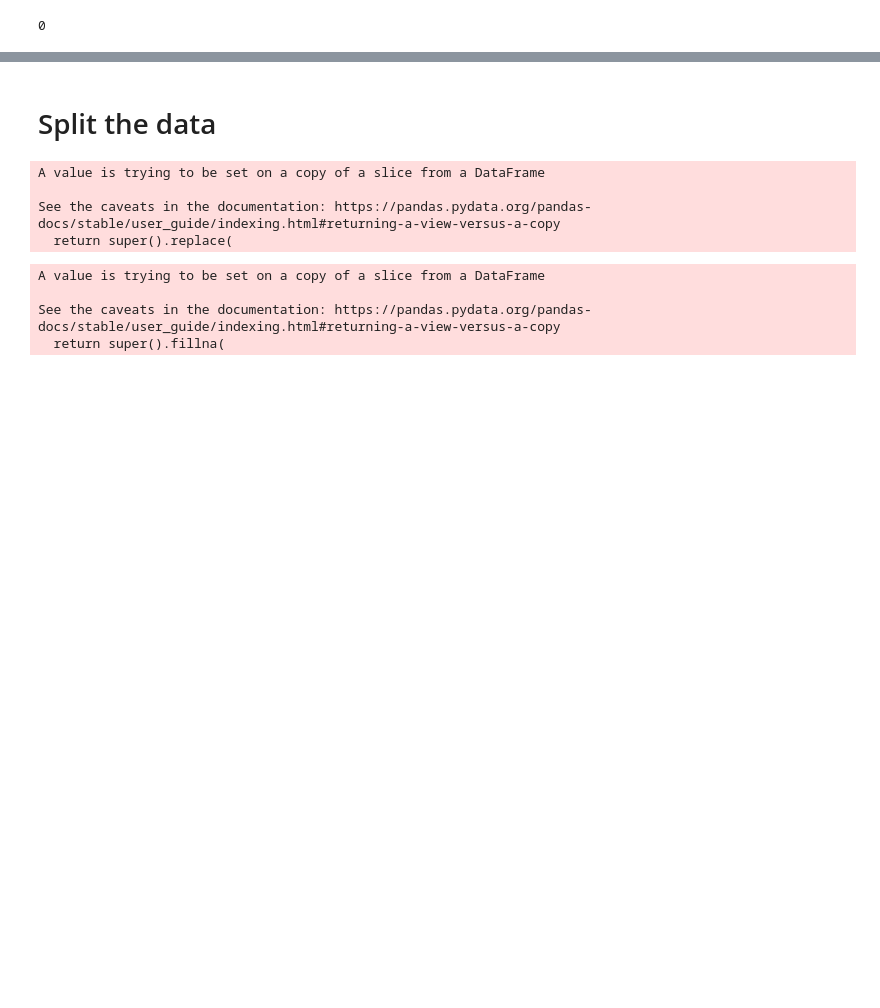
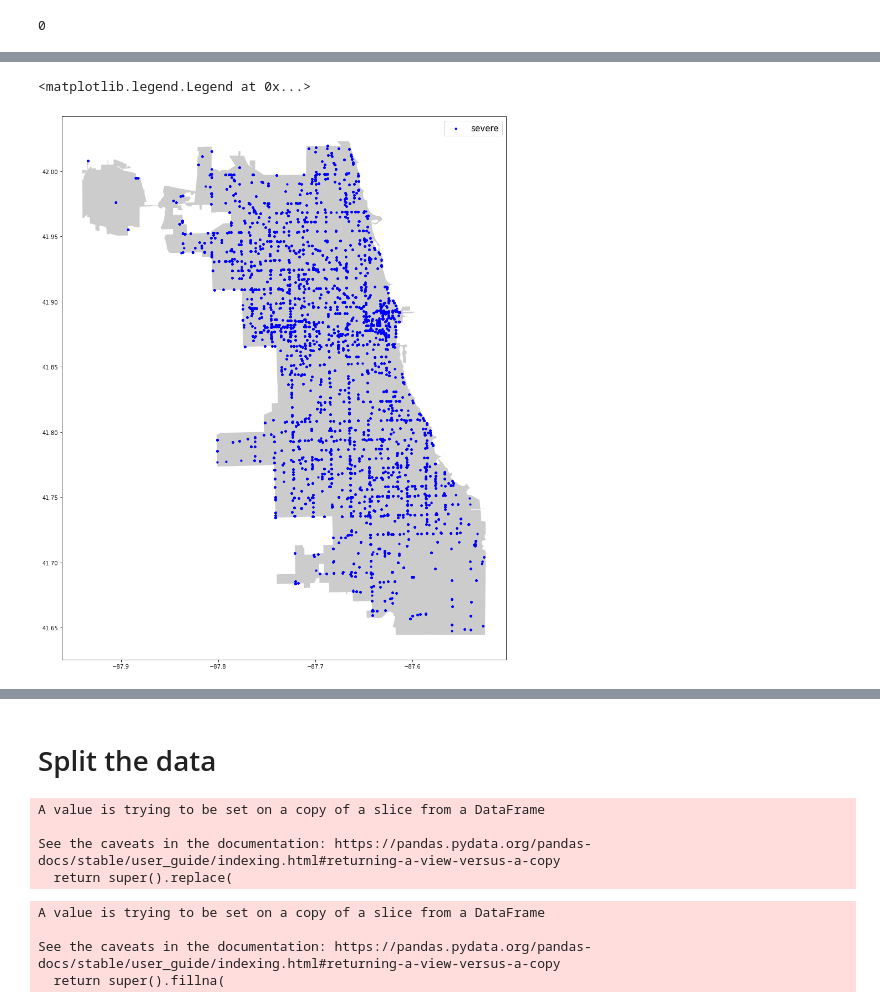
Before and after one commit to raylinsoriano/Project_3_Classification, a Jupyter notebook: Allison's Notebook.ipynb, the cells around one changed output, grey strips where cells are left out. Saved outputs shown, nothing was run; the diff lists cells and outputs as text; code cells hidden in the pictures; blank space fills up the shorter version.

```diff
--- a/Allison's Notebook.ipynb
+++ b/Allison's Notebook.ipynb
@@ -98,0 +94,7 @@ df.duplicated().sum()
+# %%
+df['MOST_SEVERE_INJURY'] = df['MOST_SEVERE_INJURY'].map({'NO INDICATION OF INJURY': 'mild',
+                                                                         'REPORTED, NOT EVIDENT': 'mild',
+                                                                         'NONINCAPACITATING INJURY': 'medium',
+                                                                         'INCAPACITATING INJURY': 'severe',
+                                                                         'FATAL': 'severe'})
+df['MOST_SEVERE_INJURY']
@@ -98,0 +136,4 @@ df.duplicated().sum()
+# %%
+crs = {'init': 'epsg:4326'}
+geo = [Point(xy) for xy in zip( df["LONGITUDE"], df["LATITUDE"])]
+geo[:3]
@@ -98,0 +144,4 @@ df.duplicated().sum()
+# %%
+geo_df = gpd.GeoDataFrame(df, crs=crs,  geometry=geo )
+geo_df = geo_df[geo_df['LONGITUDE'] != 0.0]
+geo_df
@@ -98,0 +162,20 @@ df.duplicated().sum()
+# %%
+fig, ax = plt.subplots(figsize = (18,18))
+street_map.plot(ax = ax, alpha = 0.4, color = 'grey')
+geo_df[geo_df['MOST_SEVERE_INJURY'] == 'severe'].plot(ax = ax,
+                                                        markersize = 10,
+                                                        color = 'blue',
+                                                        marker = 'o',
+                                                        label = 'severe')
+
+
+# geo_df[geo_df['MOST_SEVERE_INJURY'] == 'medium risk'].plot(ax = ax,
+#                                                         markersize = 10,
+#                                                         color = 'red',
+#                                                         marker = 'o',
+#                                                         label = 'medium')
+
+plt.legend(prop = {'size':15})
+# %% [output]
+<matplotlib.legend.Legend at 0x...>
+[figure, added]
```
Also changed, not shown: parts of 34 cells of this notebook.
